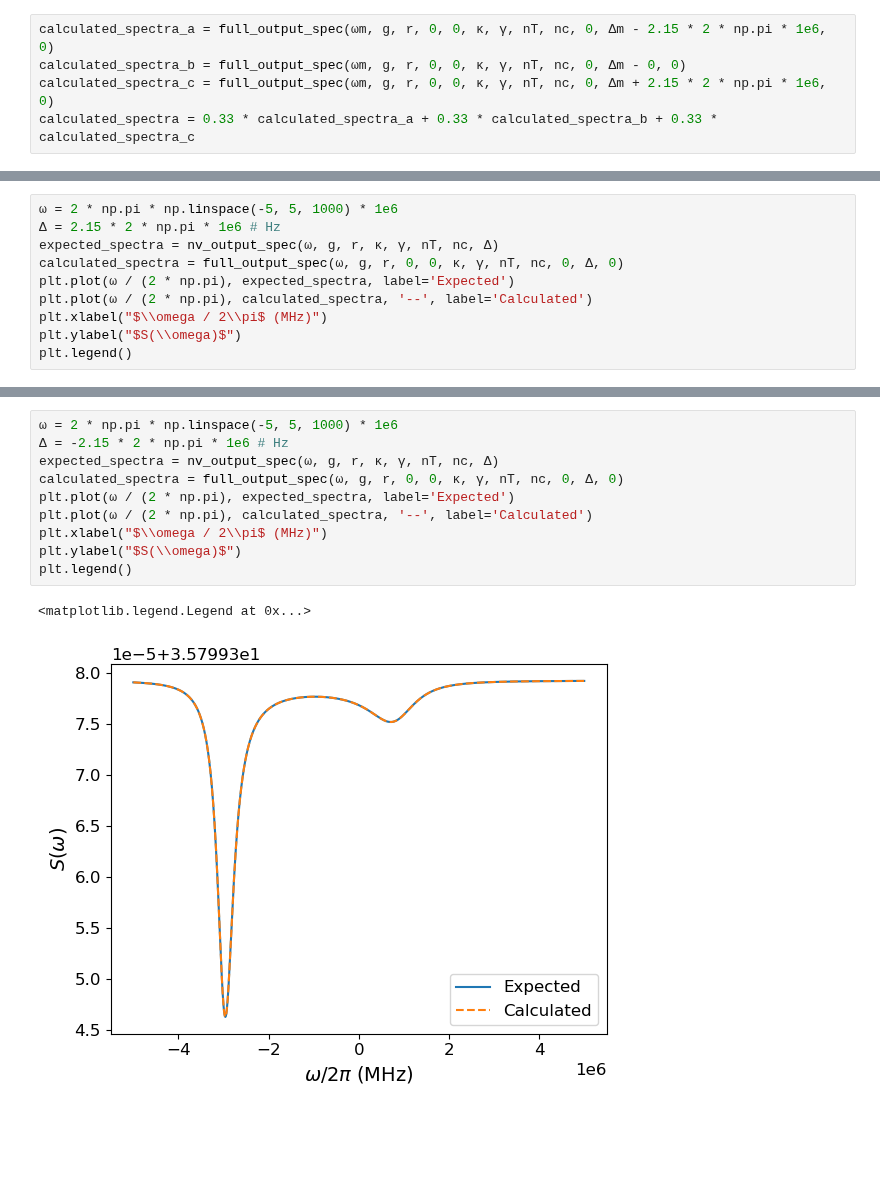
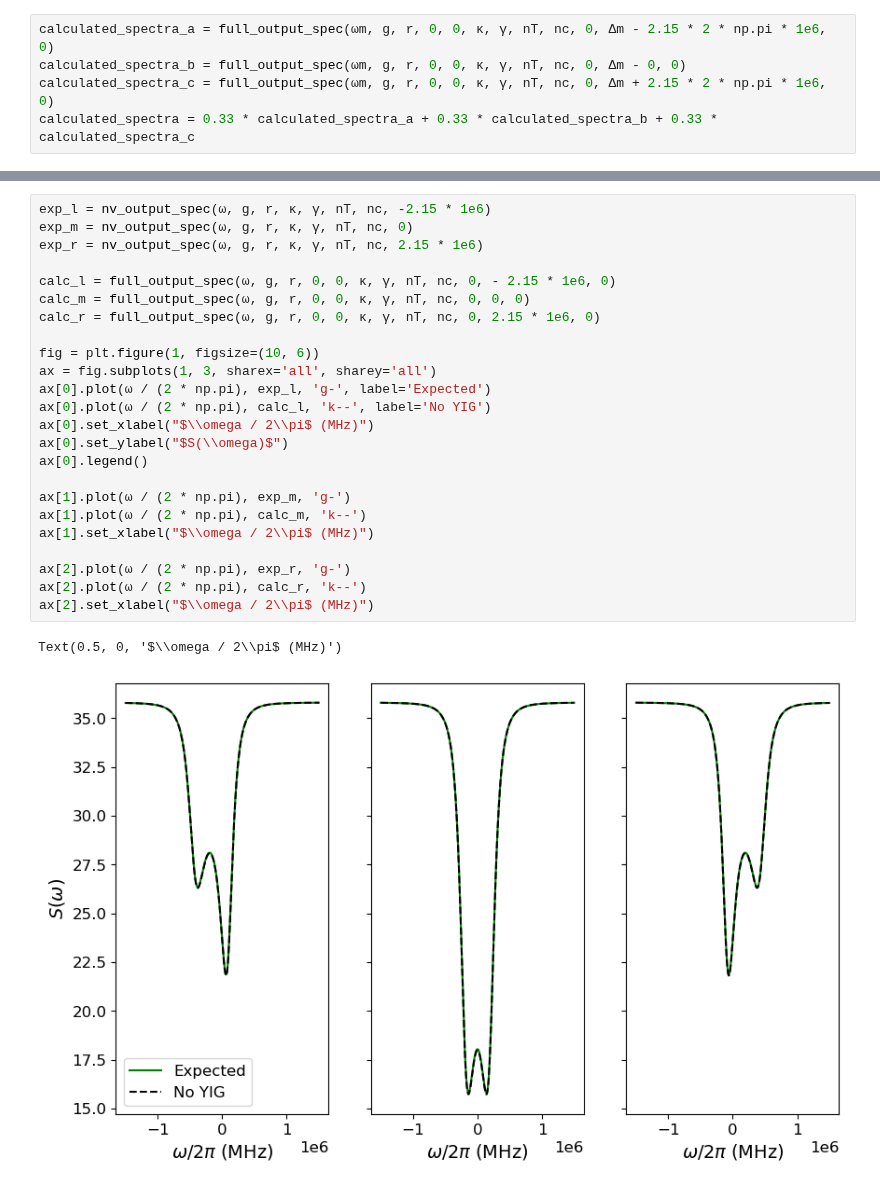
Before and after one commit to jleamer/mode_cooling, a Jupyter notebook: yig_nv_cooling.ipynb, the cells around one changed output, grey strips where cells are left out. Saved outputs shown, nothing was run; the diff lists cells and outputs as text; blank space fills up the shorter version.

```diff
--- a/yig_nv_cooling.ipynb
+++ b/yig_nv_cooling.ipynb
@@ -357,10 +359,0 @@ plt.legend()
-# %%
-ω = 2 * np.pi * np.linspace(-5, 5, 1000) * 1e6
-Δ = 2.15 * 2 * np.pi * 1e6 # Hz
-expected_spectra = nv_output_spec(ω, g, r, κ, γ, nT, nc, Δ)
-calculated_spectra = full_output_spec(ω, g, r, 0, 0, κ, γ, nT, nc, 0, Δ, 0)
-plt.plot(ω / (2 * np.pi), expected_spectra, label='Expected')
-plt.plot(ω / (2 * np.pi), calculated_spectra, '--', label='Calculated')
-plt.xlabel("$\\omega / 2\\pi$ (MHz)")
-plt.ylabel("$S(\\omega)$")
-plt.legend()
@@ -370,13 +360,27 @@ plt.legend()
-# %%
-ω = 2 * np.pi * np.linspace(-5, 5, 1000) * 1e6
-Δ = -2.15 * 2 * np.pi * 1e6 # Hz
-expected_spectra = nv_output_spec(ω, g, r, κ, γ, nT, nc, Δ)
-calculated_spectra = full_output_spec(ω, g, r, 0, 0, κ, γ, nT, nc, 0, Δ, 0)
-plt.plot(ω / (2 * np.pi), expected_spectra, label='Expected')
-plt.plot(ω / (2 * np.pi), calculated_spectra, '--', label='Calculated')
-plt.xlabel("$\\omega / 2\\pi$ (MHz)")
-plt.ylabel("$S(\\omega)$")
-plt.legend()
-# %% [output]
-<matplotlib.legend.Legend at 0x...>
-[figure, removed]
+# %%
+exp_l = nv_output_spec(ω, g, r, κ, γ, nT, nc, -2.15 * 1e6)
+exp_m = nv_output_spec(ω, g, r, κ, γ, nT, nc, 0)
+exp_r = nv_output_spec(ω, g, r, κ, γ, nT, nc, 2.15 * 1e6)
+
+calc_l = full_output_spec(ω, g, r, 0, 0, κ, γ, nT, nc, 0, - 2.15 * 1e6, 0)
+calc_m = full_output_spec(ω, g, r, 0, 0, κ, γ, nT, nc, 0, 0, 0)
+calc_r = full_output_spec(ω, g, r, 0, 0, κ, γ, nT, nc, 0, 2.15 * 1e6, 0)
+
+fig = plt.figure(1, figsize=(10, 6))
+ax = fig.subplots(1, 3, sharex='all', sharey='all')
+ax[0].plot(ω / (2 * np.pi), exp_l, 'g-', label='Expected')
+ax[0].plot(ω / (2 * np.pi), calc_l, 'k--', label='No YIG')
+ax[0].set_xlabel("$\\omega / 2\\pi$ (MHz)")
+ax[0].set_ylabel("$S(\\omega)$")
+ax[0].legend()
+
+ax[1].plot(ω / (2 * np.pi), exp_m, 'g-')
+ax[1].plot(ω / (2 * np.pi), calc_m, 'k--')
+ax[1].set_xlabel("$\\omega / 2\\pi$ (MHz)")
+
+ax[2].plot(ω / (2 * np.pi), exp_r, 'g-')
+ax[2].plot(ω / (2 * np.pi), calc_r, 'k--')
+ax[2].set_xlabel("$\\omega / 2\\pi$ (MHz)")
+# %% [output]
+Text(0.5, 0, '$\\omega / 2\\pi$ (MHz)')
+[figure, added]
```
Also changed, not shown: parts of 11 cells of this notebook.
